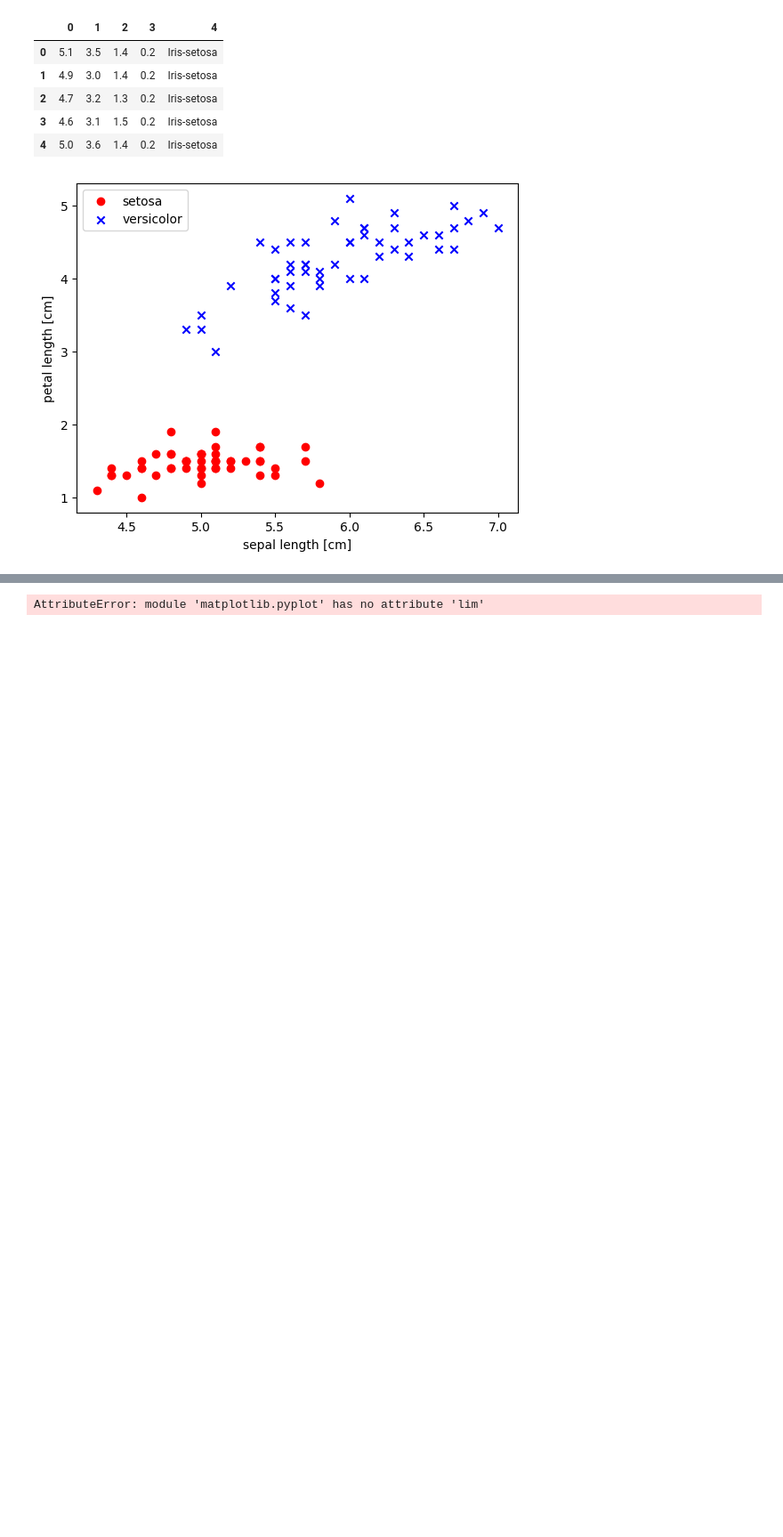
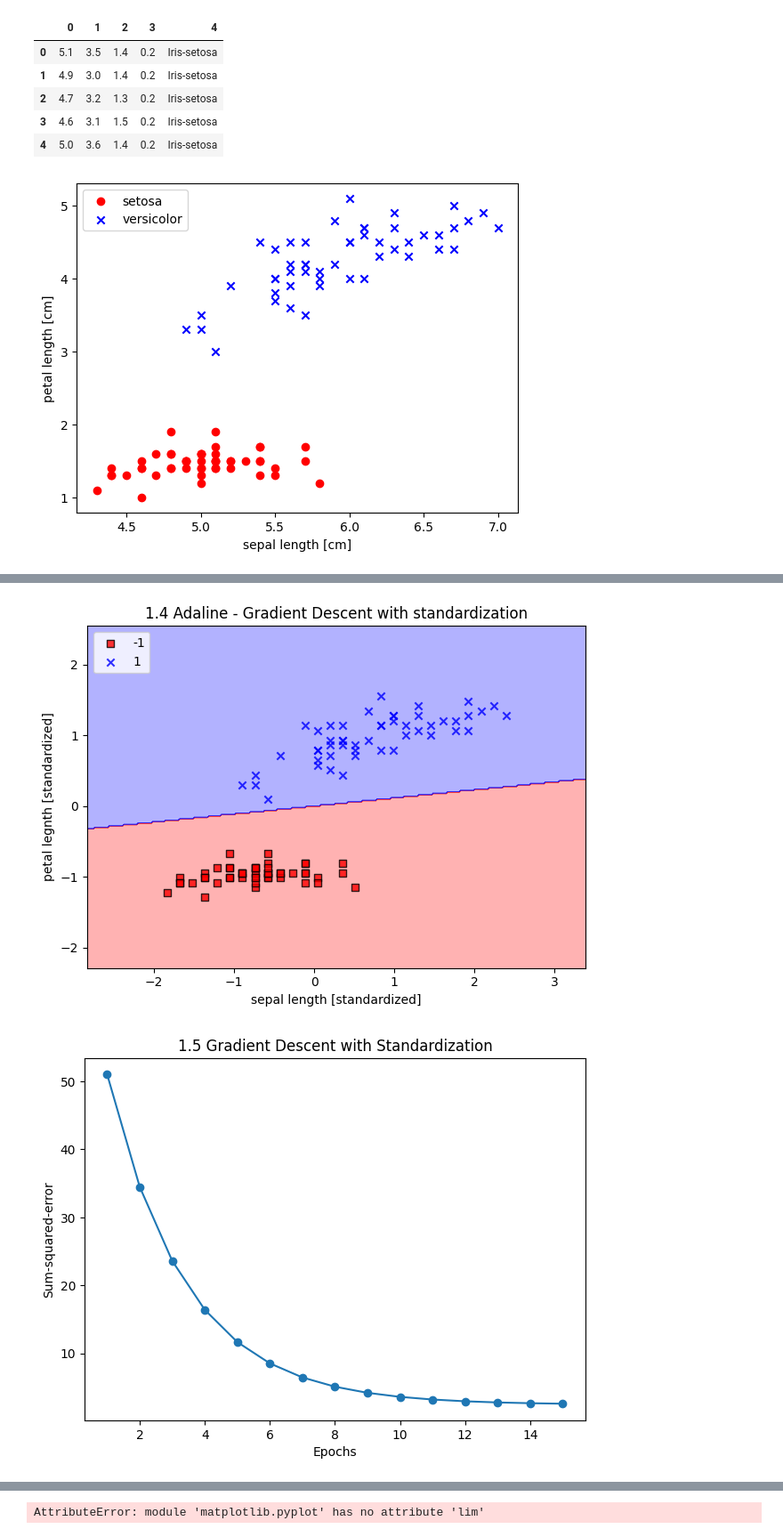
Before and after one commit to dae9999nam/COMP3314, a Jupyter notebook: COMP3314_Machine_Learning.ipynb, the cells around one changed output, grey strips where cells are left out. Shown at 89% size. Drawn from its saved outputs; the diff is of its cells as text; code cells hidden in the pictures; blank space fills up the shorter version.

```diff
--- a/COMP3314_Machine_Learning.ipynb
+++ b/COMP3314_Machine_Learning.ipynb
@@ -243,24 +247,28 @@ NameError: name 'plt' is not defined
 # %%
 #Standardization
 X_std = np.copy(X)
 X_std[:, 0] = (X[:, 0] - X[:, 0].mean()) / X[:, 0].std()
 X_std[:, 1] = (X[:, 1] - X[:, 1].mean()) / X[:, 1].std()
 
 
 ada = AdalineGD(n_iter = 15, eta = 0.01)
 ada.fit(X_std, y)
-plot_decision_regions(X_Std, y, classifier=ada)
-plt.title('1.5 Adaline - Gradient Descent with standardization')
+plot_decision_regions(X_std, y, classifier=ada)
+plt.title('1.4 Adaline - Gradient Descent with standardization')
 plt.xlabel('sepal length [standardized]')
 plt.ylabel('petal legnth [standardized]')
 plt.legend(loc='upper left')
 plt.tight_layout()
 plt.show()
 plt.plot(range(1, len(ada.cost_) + 1), ada.cost_, marker='o')
 plt.xlabel('Epochs')
 plt.ylabel('Sum-squared-error')
 plt.tight_layout()
+plt.title('1.5 Gradient Descent with Standardization')
 plt.show()
+# %% [output]
+[figure, added]
+[figure, added]
 # %%
 #Mini Batch Learning
 class AdalineSGD(object):
```
Also changed, not shown: parts of 8 cells of this notebook.
